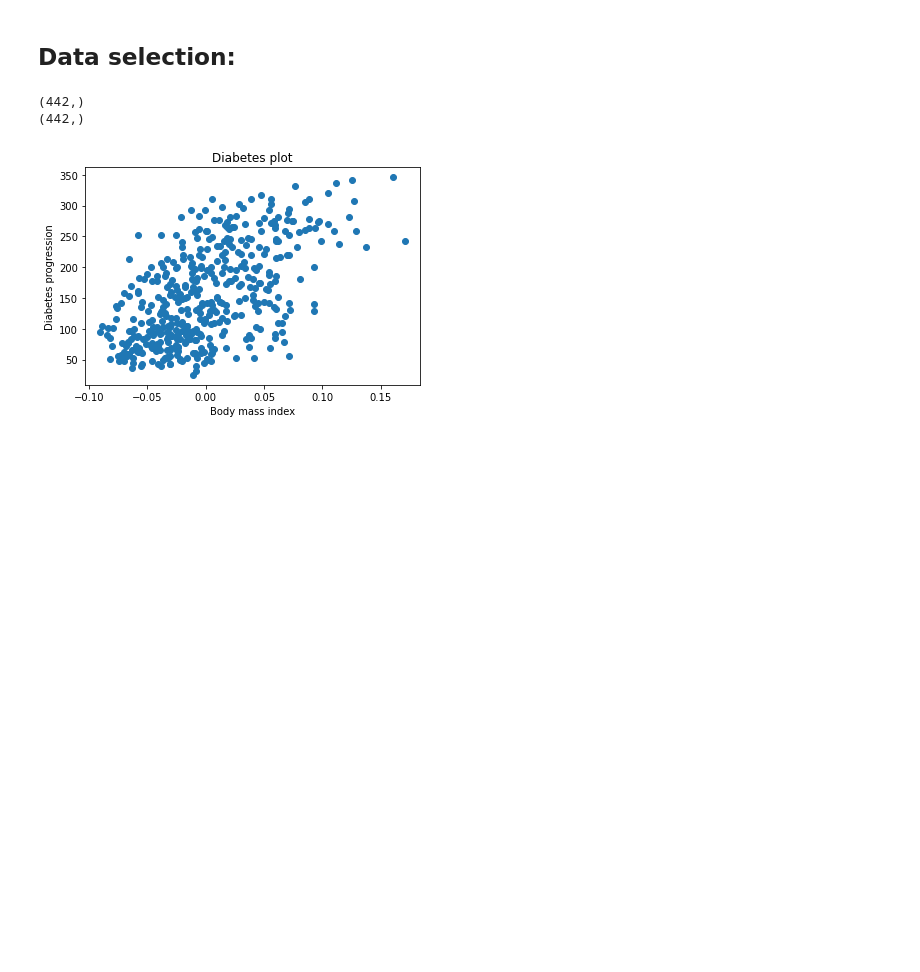
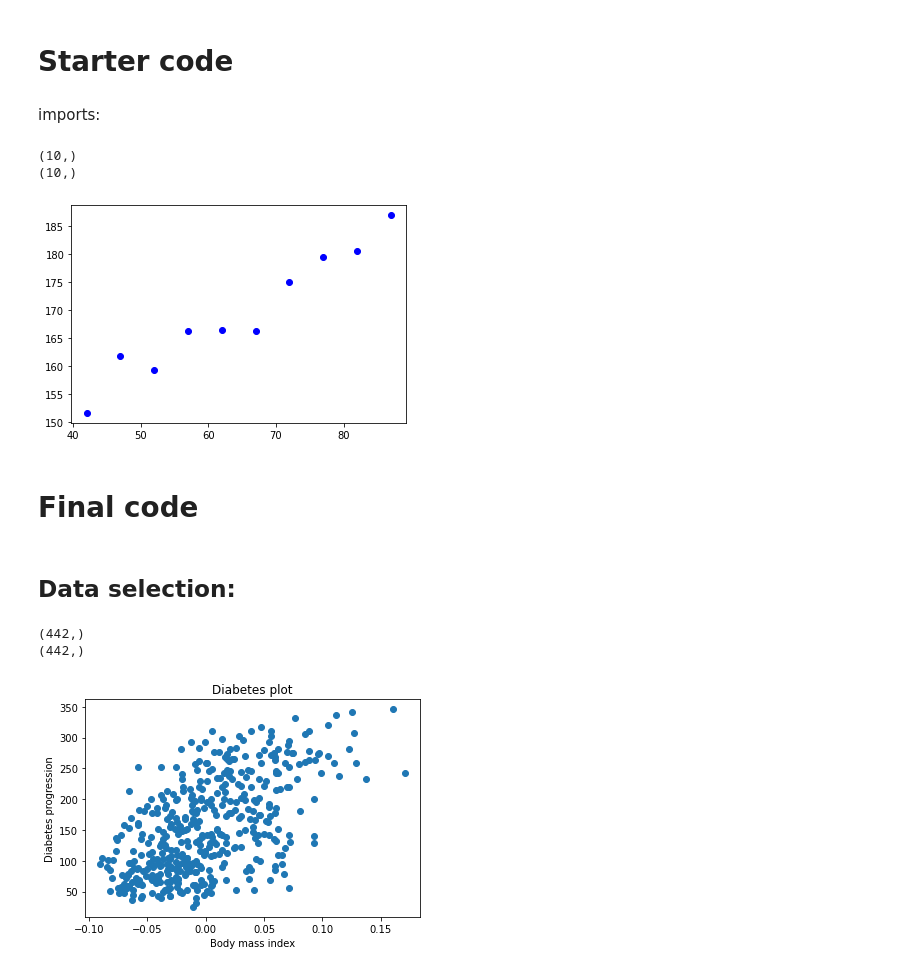
Before and after one commit to previtus/cci_exploring_machine_intelligence, a Jupyter notebook: week01_intro-motivation/ml01_linear_regression.ipynb, the cells around one changed output. Saved outputs shown, nothing was run; the diff lists cells and outputs as text; code cells hidden in the pictures; blank space fills up the shorter version.

Commit message:
Update ml01_linear_regression.ipynb
Updated with smaller dataset of 10 points, should be easier to look through in the class!

```diff
--- a/week01_intro-motivation/ml01_linear_regression.ipynb
+++ b/week01_intro-motivation/ml01_linear_regression.ipynb
@@ -4,3 +4,7 @@
 "Linear regression attempts to model the relationship between two variables by fitting a linear equation to observed data." [[link](http://www.stat.yale.edu/Courses/1997-98/101/linreg.htm)]
 
 ![Linear regression example](https://upload.wikimedia.org/wikipedia/commons/thumb/3/3a/Linear_regression.svg/320px-Linear_regression.svg.png)
+# %% [markdown]
+# Starter code
+# %% [markdown]
+imports:
@@ -6,0 +17,23 @@
+# %%
+# data sample from weights vs. heights statistics
+x_weights = [    42,     47,     52,     57,     62,     67,     72,     77,     82,     87]
+y_heights = [151.62, 161.79, 159.25, 166.31, 166.46, 166.24, 174.96, 179.44, 180.51, 186.97]
+
+x_weights = np.asarray(x_weights)
+y_heights = np.asarray(y_heights)
+
+print(x_weights.shape)
+print(y_heights.shape)
+
+dataset_X = x_weights
+dataset_Y = y_heights
+# %% [output]
+(10,)
+(10,)
+# %%
+# plotting with matplotlib
+# scatter gives us points / plot would give us lines
+plt.scatter(x_weights, y_heights, color="blue")
+plt.show()
+# %% [output]
+[figure, added]
@@ -7,3 +49,5 @@
+# %% [markdown]
+# Final code
 # %% [markdown]
 ## Data selection:
 # %%
```
Also changed, not shown: parts of 3 cells of this notebook.
